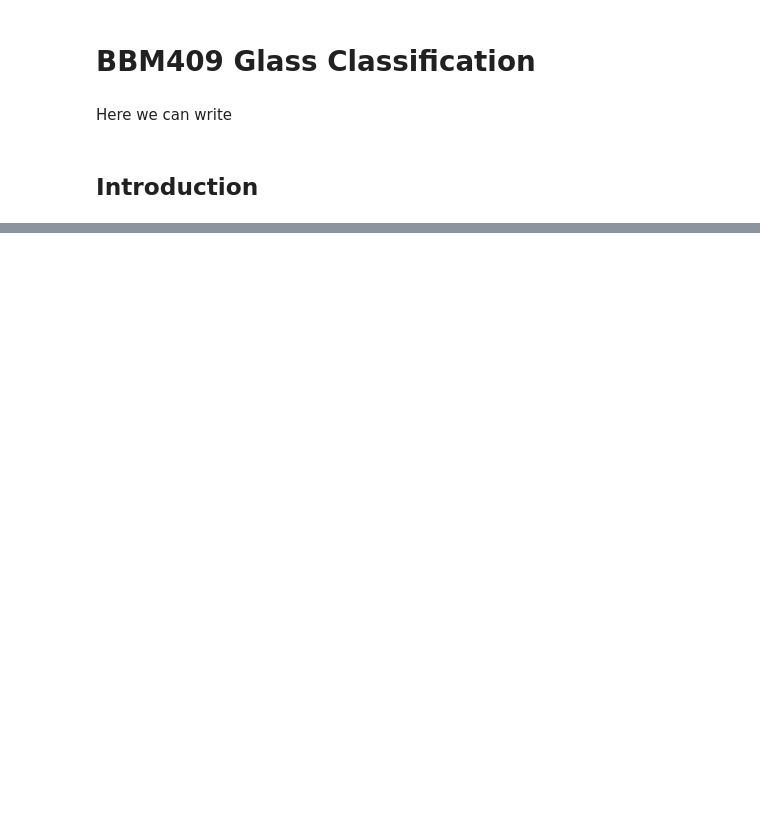
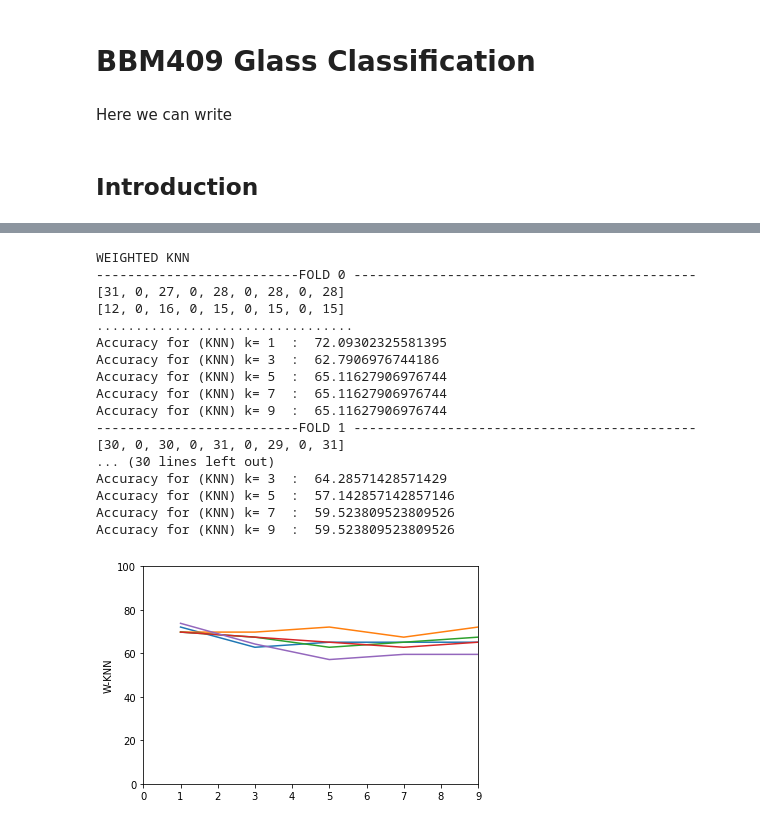
Before and after one commit to eylultuncel/ML-KNN-Algorithm, a Jupyter notebook: glass.ipynb, the cells around one changed output, grey strips where cells are left out. Saved outputs shown, nothing was run; the diff lists cells and outputs as text; code cells hidden in the pictures; blank space fills up the shorter version.

```diff
--- a/glass.ipynb
+++ b/glass.ipynb
@@ -9,0 +14,33 @@ import numpy as np
+# %%
+def k_fold(x, is_weighted):
+    # start and end points of each fold (for 214 rows of data 43+43+43+43+42)
+    arr = [0, 43, 86, 129, 172, 215]
+    for i in range(5):
+        # 1/5 part of the data set as test data
+        x_test = x[arr[i]:arr[i + 1]]
+
+        # rest of the data set as train data
+        a = x[0:arr[i]]
+        b = x[arr[i + 1]:]
+        x_train = np.concatenate((a, b), axis=0)
+
+        print("--------------------------FOLD", i, "--------------------------------------------")
+
+        # for every fold use knn classification
+        knn_true_prediction_count, knn_false_prediction_count = knn_classification(x_train, x_test, is_weighted)
+
+        print(knn_true_prediction_count)
+        print(knn_false_prediction_count)
+        print(".................................")
+
+        list_accuracy = []
+
+        for e in range(0, 9, 2):
+            accuracy = \
+                (100 * knn_true_prediction_count[e]) / (knn_true_prediction_count[e] + knn_false_prediction_count[e])
+            print("Accuracy for (KNN) k=", (e + 1), " : ", accuracy)
+            list_accuracy.append(accuracy)
+
+        plt.plot([1, 3, 5, 7, 9], list_accuracy)
+        plt.axis([0, 9, 0, 100])
+    return
@@ -9,0 +143,5 @@ import numpy as np
+# %%
+def weighted_knn(x):
+    k_fold(x, True)
+    plt.ylabel("W-KNN")
+    plt.show()
@@ -28,0 +204,22 @@ a
+# %%
+print("WEIGHTED KNN\n")
+weighted_knn(x.copy())
+# %% [output]
+WEIGHTED KNN
+--------------------------FOLD 0 --------------------------------------------
+[31, 0, 27, 0, 28, 0, 28, 0, 28]
+[12, 0, 16, 0, 15, 0, 15, 0, 15]
+.................................
+Accuracy for (KNN) k= 1  :  72.09302325581395
+Accuracy for (KNN) k= 3  :  62.7906976744186
+Accuracy for (KNN) k= 5  :  65.11627906976744
+Accuracy for (KNN) k= 7  :  65.11627906976744
+Accuracy for (KNN) k= 9  :  65.11627906976744
+--------------------------FOLD 1 --------------------------------------------
+[30, 0, 30, 0, 31, 0, 29, 0, 31]
+... (30 lines left out)
+Accuracy for (KNN) k= 3  :  64.28571428571429
+Accuracy for (KNN) k= 5  :  57.142857142857146
+Accuracy for (KNN) k= 7  :  59.523809523809526
+Accuracy for (KNN) k= 9  :  59.523809523809526
+[figure, added]
```
Also changed, not shown: parts of 31 cells of this notebook.
